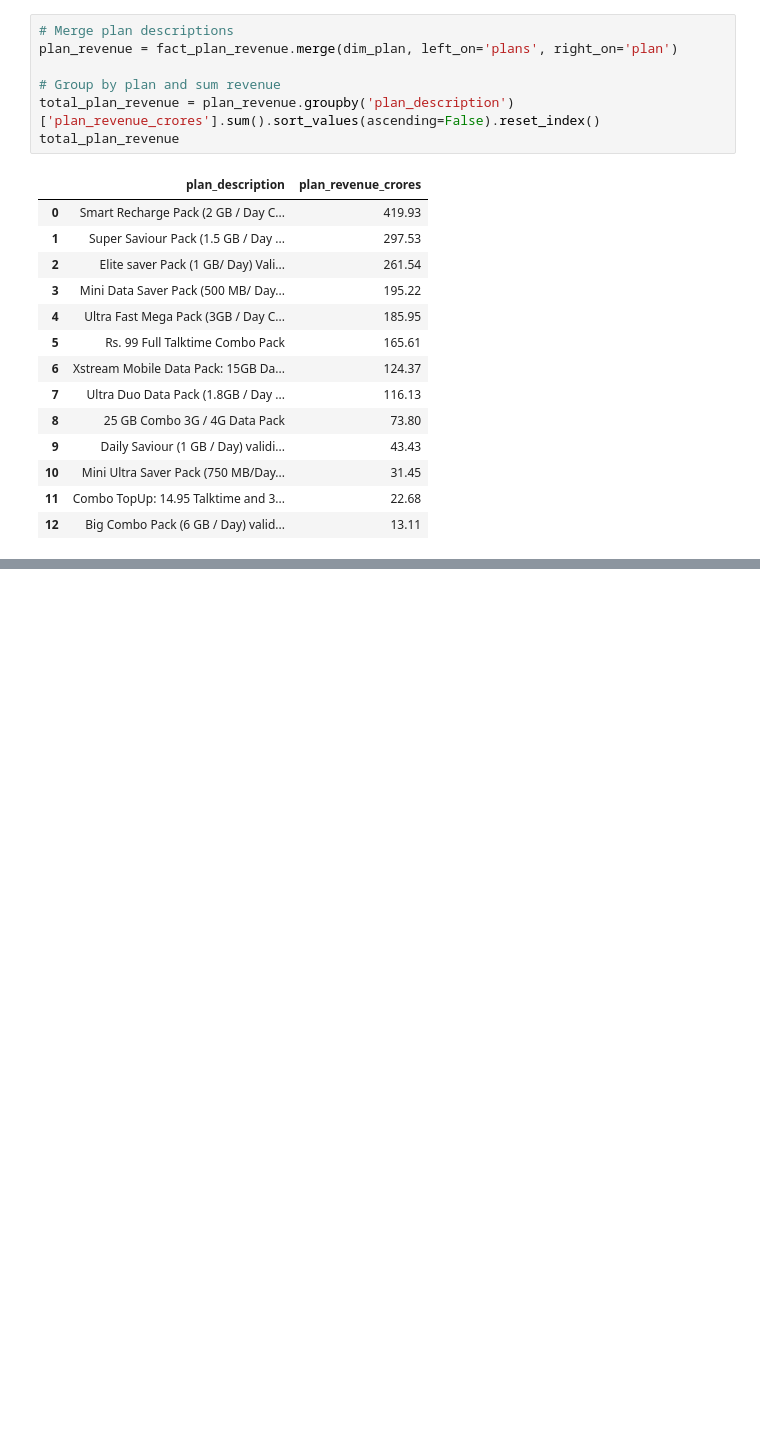
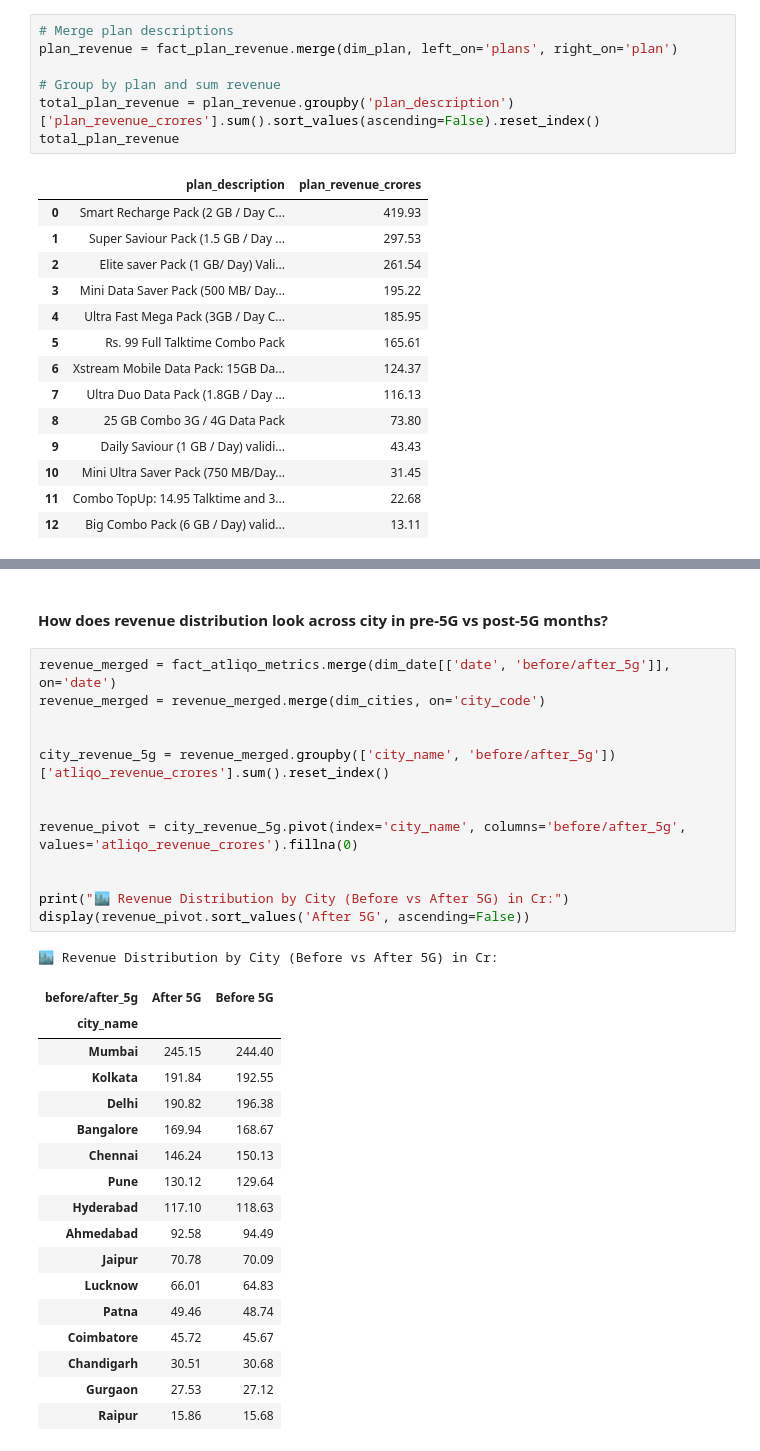
Before and after one commit to Shandeep-Raula/Pre-vs-Post-5G-Performance-Insights-and-KPI-Analysis, a Jupyter notebook: Python/EDA.ipynb, the cells around one changed output, grey strips where cells are left out. Saved outputs shown, nothing was run; the diff lists cells and outputs as text; blank space fills up the shorter version.

```diff
--- a/Python/EDA.ipynb
+++ b/Python/EDA.ipynb
@@ -459,0 +463,34 @@ plt.show()
+# %% [markdown]
+#### How does revenue distribution look across city in pre-5G vs post-5G months?
+# %%
+revenue_merged = fact_atliqo_metrics.merge(dim_date[['date', 'before/after_5g']], on='date')
+revenue_merged = revenue_merged.merge(dim_cities, on='city_code')
+
+
+city_revenue_5g = revenue_merged.groupby(['city_name', 'before/after_5g'])['atliqo_revenue_crores'].sum().reset_index()
+
+
+revenue_pivot = city_revenue_5g.pivot(index='city_name', columns='before/after_5g', values='atliqo_revenue_crores').fillna(0)
+
+
+print("🏙️ Revenue Distribution by City (Before vs After 5G) in Cr:")
+display(revenue_pivot.sort_values('After 5G', ascending=False))
+# %% [output]
+🏙️ Revenue Distribution by City (Before vs After 5G) in Cr:
+| before/after_5g | After 5G | Before 5G |
+| city_name |  |  |
+| Mumbai | 245.15 | 244.40 |
+| Kolkata | 191.84 | 192.55 |
+| Delhi | 190.82 | 196.38 |
+| Bangalore | 169.94 | 168.67 |
+| Chennai | 146.24 | 150.13 |
+| Pune | 130.12 | 129.64 |
+| Hyderabad | 117.10 | 118.63 |
+| Ahmedabad | 92.58 | 94.49 |
+| Jaipur | 70.78 | 70.09 |
+| Lucknow | 66.01 | 64.83 |
+| Patna | 49.46 | 48.74 |
+| Coimbatore | 45.72 | 45.67 |
+| Chandigarh | 30.51 | 30.68 |
+| Gurgaon | 27.53 | 27.12 |
+| Raipur | 15.86 | 15.68 |
```
Also changed, not shown: parts of 7 cells of this notebook.
